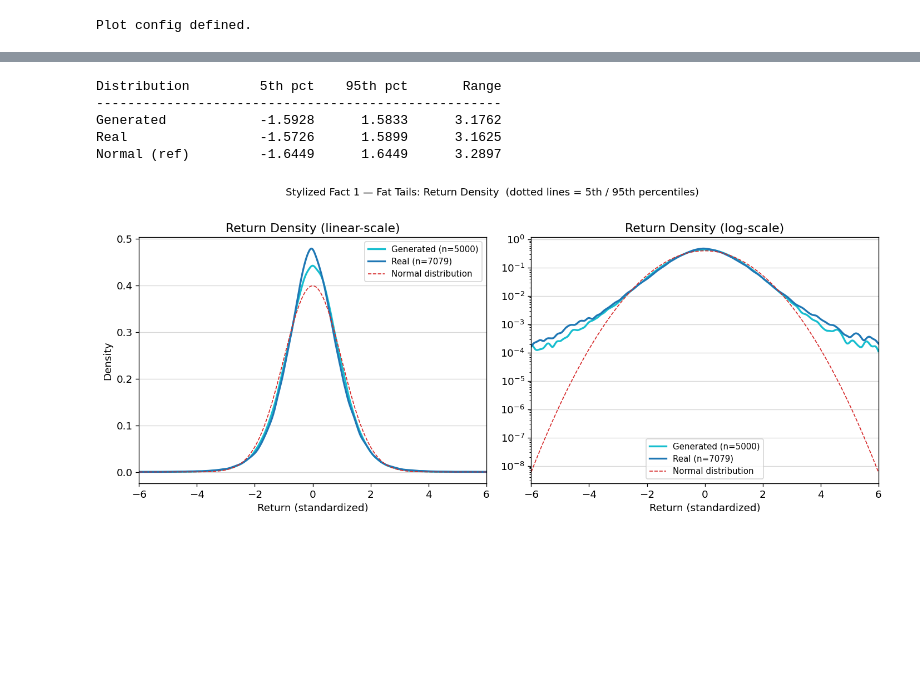
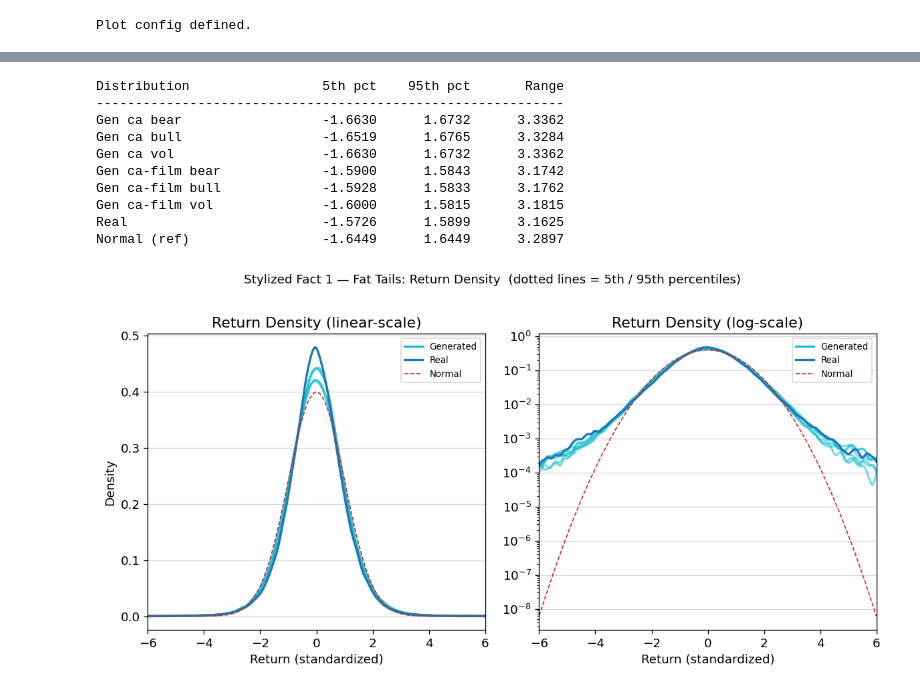
Before and after one commit to AHHHHHH0-0/Extending-CoFinDiff, a Jupyter notebook: notebooks/eval/stylized_facts.ipynb, the cells around one changed output, grey strips where cells are left out. Saved outputs shown, nothing was run; the diff lists cells and outputs as text; code cells hidden in the pictures; blank space fills up the shorter version.

```diff
--- a/notebooks/eval/stylized_facts.ipynb
+++ b/notebooks/eval/stylized_facts.ipynb
@@ -126,67 +167,82 @@ plt.show()
 """
 
 # Row data
-rows = [
-    ('Generated', np.percentile(flat_gen, [5, 95])),
+rows = []
+for model, cond_key in gen_keys:
+    label = f"Gen {model} {cond_key}"
+    rows.append((label, np.percentile(flat_gen[(model, cond_key)], [5, 95])))
+
+rows.extend([
     ('Real', np.percentile(flat_real, [5, 95])),
     ('Normal (ref)', norm.ppf([0.05, 0.95])),
-]
+])
 
 # Chart
-print(f"{'Distribution':16s}  {'5th pct':>10s}  {'95th pct':>10s}  {'Range':>10s}")
-print("-" * 52)
+print(f"{'Distribution':24s}  {'5th pct':>10s}  {'95th pct':>10s}  {'Range':>10s}")
+print("-" * 60)
 for label, (p5, p95) in rows:
-    print(f"{label:16s}  {p5:>10.4f}  {p95:>10.4f}  {p95 - p5:>10.4f}")
+    print(f"{label:24s}  {p5:>10.4f}  {p95:>10.4f}  {p95 - p5:>10.4f}")
 # %% [output]
-Distribution         5th pct    95th pct       Range
-----------------------------------------------------
-Generated            -1.5928      1.5833      3.1762
-Real                 -1.5726      1.5899      3.1625
-Normal (ref)         -1.6449      1.6449      3.2897
+Distribution                 5th pct    95th pct       Range
+------------------------------------------------------------
+Gen ca bear                  -1.6630      1.6732      3.3362
+Gen ca bull                  -1.6519      1.6765      3.3284
+Gen ca vol                   -1.6630      1.6732      3.3362
+Gen ca-film bear             -1.5900      1.5843      3.1742
+Gen ca-film bull             -1.5928      1.5833      3.1762
+Gen ca-film vol              -1.6000      1.5815      3.1815
+Real                         -1.5726      1.5899      3.1625
+Normal (ref)                 -1.6449      1.6449      3.2897
 # %%
 """
 1.3 - KDE overlay.
 """
 
+x_grid = np.linspace(-6, 6, 500)
+
 # KDE curves
-x_grid = np.linspace(-6, 6, 500)
-kde_gen = gaussian_kde(flat_gen, bw_method='scott')(x_grid)
+kde_gen = {
+    (model, cond_key): gaussian_kde(flat_gen[(model, cond_key)], bw_method='scott')(x_grid)
+    for model, cond_key in gen_keys
+}
 kde_real = gaussian_kde(flat_real, bw_method='scott')(x_grid)
 pdf_norm = norm.pdf(x_grid)
 
-# Percentiles
-p5_gen, p95_gen = np.percentile(flat_gen, [5, 95])
-p5_real, p95_real = np.percentile(flat_real, [5, 95])
+# Plot
+fig, axes = plt.subplots(1, 2, figsize=(10, 5), sharey=False)
+for ax, yscale in zip(axes, ['linear', 'log']):
+    # Generated
+    for model, cond_key in gen_keys:
+        ax.plot(x_grid, kde_gen[(model, cond_key)], color=C_GEN, lw=2, alpha=0.55)
+    # Real
+    ax.plot(x_grid, kde_real, color=C_REAL, lw=2)
+    # Normal
+    ax.plot(x_grid, pdf_norm, color=C_NORMAL, linestyle='--', linewidth=1.0)
 
-# Plot
-fig, axes = plt.subplots(1, 2, figsize=(12, 5), sharey=False)
-for ax, yscale in zip(axes, ['linear', 'log']):
-    ax.plot(x_grid, kde_gen, color=C_GEN, lw=2, label=f'Generated (n={gen_np.shape[0]})')
-    ax.plot(x_grid, kde_real, color=C_REAL, lw=2, label=f'Real (n={real_np.shape[0]})')
-    ax.plot(
-        x_grid,
-        pdf_norm,
-        color=C_NORMAL,
-        linestyle='--',
-        linewidth=1.0,
-        label='Normal distribution',
-    )
+    # Legend
+    generated_handle = Line2D([0], [0], color=C_GEN, lw=2, label='Generated')
+    real_handle = Line2D([0], [0], color=C_REAL, lw=2, label='Real')
+    normal_handle = Line2D([0], [0], color=C_NORMAL, linestyle='--', linewidth=1.0, label='Normal')
 
+    # Axis settings
     ax.set_xlim(-6, 6)
     ax.set_xlabel('Return (standardized)')
     ax.set_yscale(yscale)
     ax.set_title(f'Return Density ({yscale}-scale)')
-    ax.legend(fontsize=9)
+    ax.legend(handles=[generated_handle, real_handle, normal_handle], fontsize=8)
     ax.grid(axis='y', alpha=0.5)
 
+# Axis settings
 axes[0].set_ylabel('Density')
 fig.suptitle('Stylized Fact 1 — Fat Tails: Return Density  (dotted lines = 5th / 95th percentiles)',
              fontsize=11, y=1.01)
+
+# Plot and save
 plt.tight_layout()
-plt.savefig('../../figures/kde_overlay.png', bbox_inches='tight')
+plt.savefig('../../figures/kde_overlay.png')
 plt.show()
 # %% [output]
-[figure, old version]
+[figure, new version]
 # %%
 """
 2.1 - ACF table.
```
Also changed, not shown: parts of 6 cells of this notebook, 3 other files.
